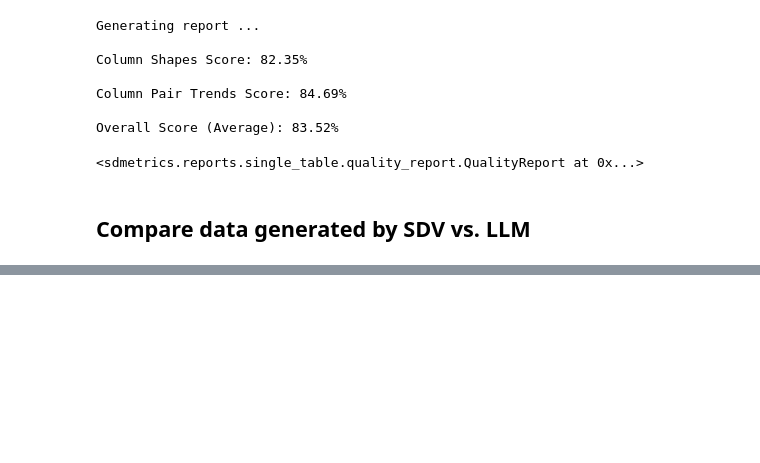
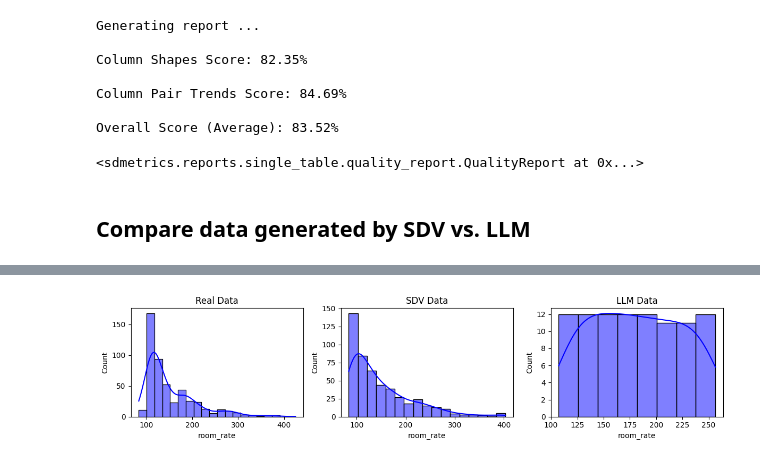
Before and after one commit to Zhenna/synthetic_data_generation_tabular_experiments, a Jupyter notebook: sdv_notebook.ipynb, the cells around one changed output, grey strips where cells are left out. Cells and saved outputs as stored; diff of their text form; code cells hidden in the pictures; blank space fills up the shorter version.

```diff
--- a/sdv_notebook.ipynb
+++ b/sdv_notebook.ipynb
@@ -183,0 +169,14 @@ df_llm
+# %%
+# get a histogram distribution plot of room_rate in df_real_subset, df_sdv_subset and in df_llm_subset
+# arrange in subplots
+fig, axs = plt.subplots(1, 3, figsize=(12, 3))
+sns.histplot(df_real_subset['room_rate'], kde=True, ax=axs[0], color='blue')
+axs[0].set_title('Real Data')
+sns.histplot(df_sdv_subset['room_rate'], kde=True, ax=axs[1], color='blue')
+axs[1].set_title('SDV Data')
+sns.histplot(df_llm_subset['room_rate'], kde=True, ax=axs[2], color='blue')
+axs[2].set_title('LLM Data')
+plt.tight_layout()
+plt.show()
+# %% [output]
+[figure, added]
```
Also changed, not shown: parts of 10 cells of this notebook.
